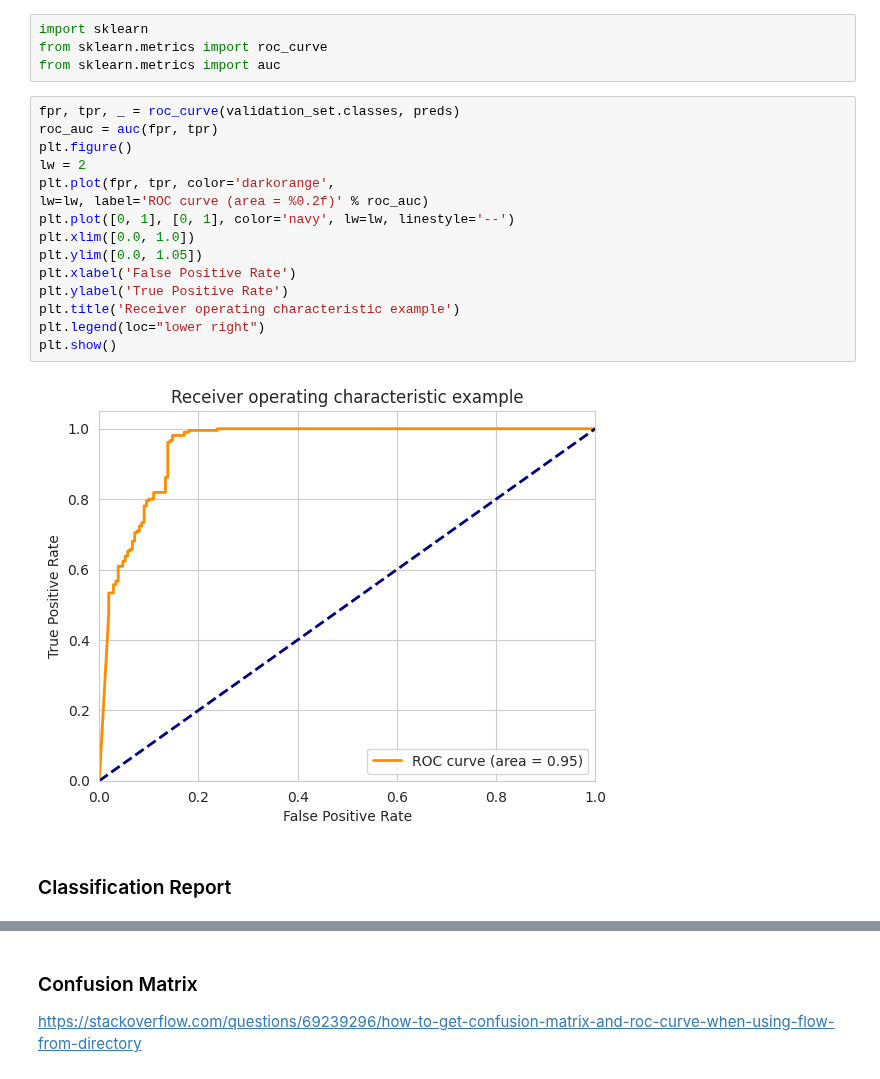
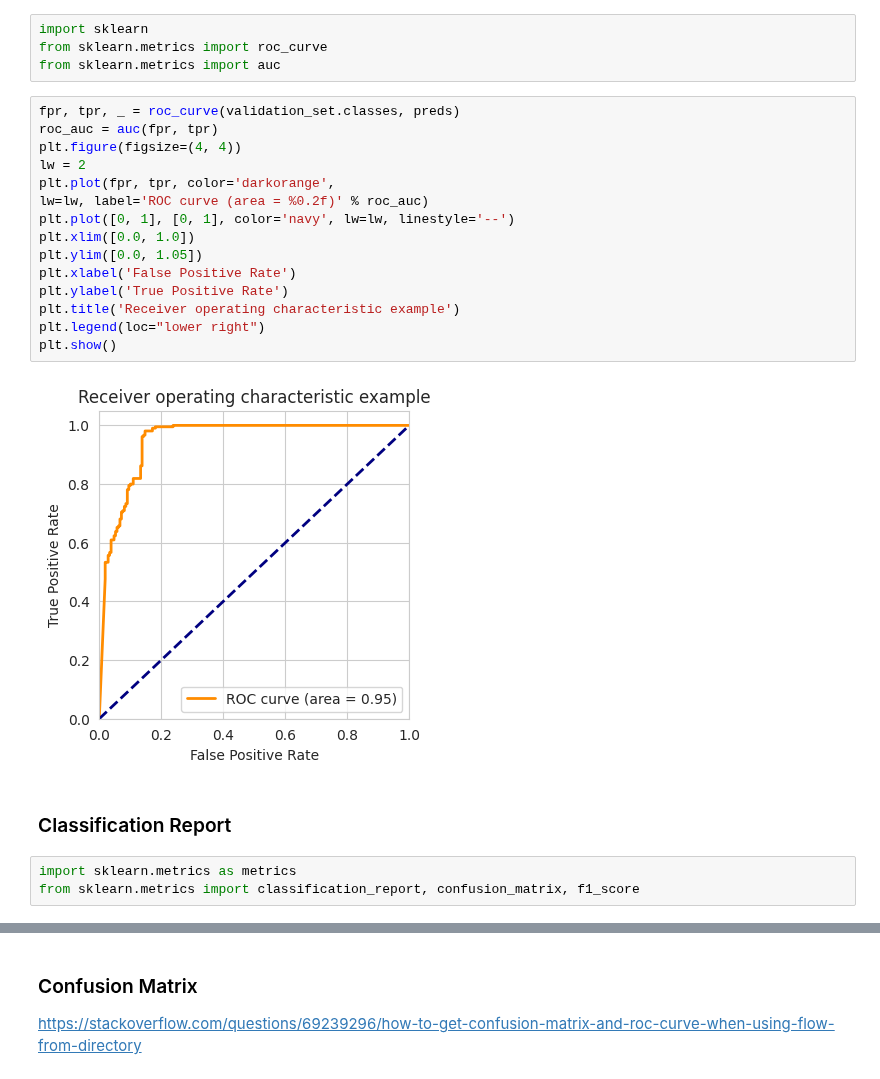
Before and after one commit to cla-cif/Cherry-Powdery-Mildew-Detector, a Jupyter notebook: jupyter_notebooks/ModellingEvaluating2.ipynb, the cells around one changed output, grey strips where cells are left out. Cells and saved outputs as stored; diff of their text form.

```diff
--- a/jupyter_notebooks/ModellingEvaluating2.ipynb
+++ b/jupyter_notebooks/ModellingEvaluating2.ipynb
@@ -444,20 +444,23 @@ from sklearn.metrics import auc
 # %%
 fpr, tpr, _ = roc_curve(validation_set.classes, preds)
 roc_auc = auc(fpr, tpr)
-plt.figure()
+plt.figure(figsize=(4, 4))
 lw = 2
 plt.plot(fpr, tpr, color='darkorange',
 lw=lw, label='ROC curve (area = %0.2f)' % roc_auc)
 plt.plot([0, 1], [0, 1], color='navy', lw=lw, linestyle='--')
 plt.xlim([0.0, 1.0])
 plt.ylim([0.0, 1.05])
 plt.xlabel('False Positive Rate')
 plt.ylabel('True Positive Rate')
 plt.title('Receiver operating characteristic example')
 plt.legend(loc="lower right")
 plt.show()
 # %% [output]
-[figure, old version]
+[figure, new version]
 # %% [markdown]
 ### Classification Report
+# %%
+import sklearn.metrics as metrics
+from sklearn.metrics import classification_report, confusion_matrix, f1_score
 # %%
```
Also changed, not shown: parts of 2 cells of this notebook.
